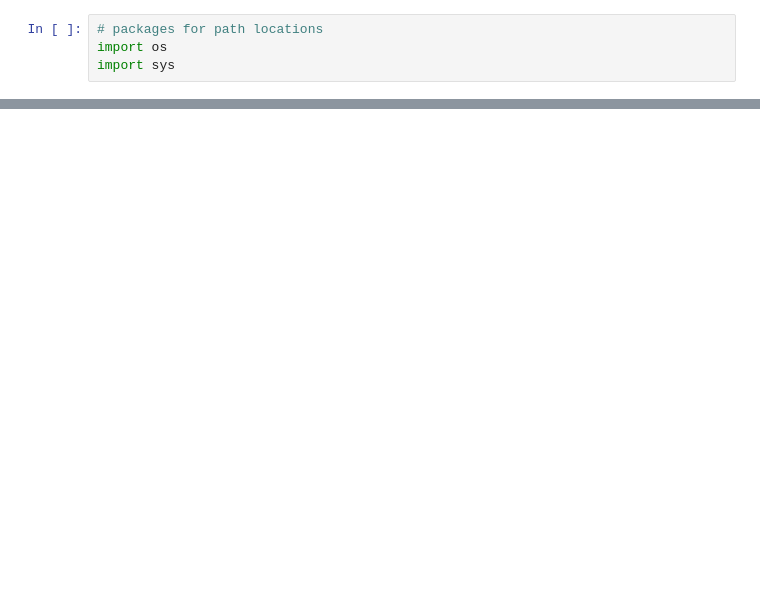
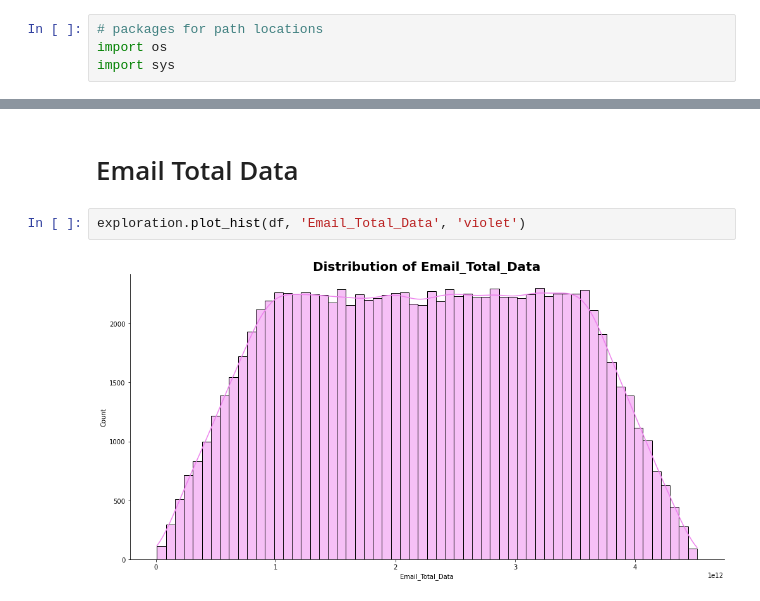
Before and after one commit to kebishaa/telecom-user-analytics, a Jupyter notebook: notebooks/data_exploration.ipynb, the cells around one changed output, grey strips where cells are left out. Saved outputs shown, nothing was run; the diff lists cells and outputs as text; blank space fills up the shorter version.

```diff
--- a/notebooks/data_exploration.ipynb
+++ b/notebooks/data_exploration.ipynb
@@ -41,0 +188,6 @@ NameError: name 'df' is not defined
+# %% [markdown]
+# Email Total Data
+# %%
+exploration.plot_hist(df, 'Email_Total_Data', 'violet')
+# %% [output]
+[figure, added]
```
Also changed, not shown: parts of 42 cells of this notebook.
